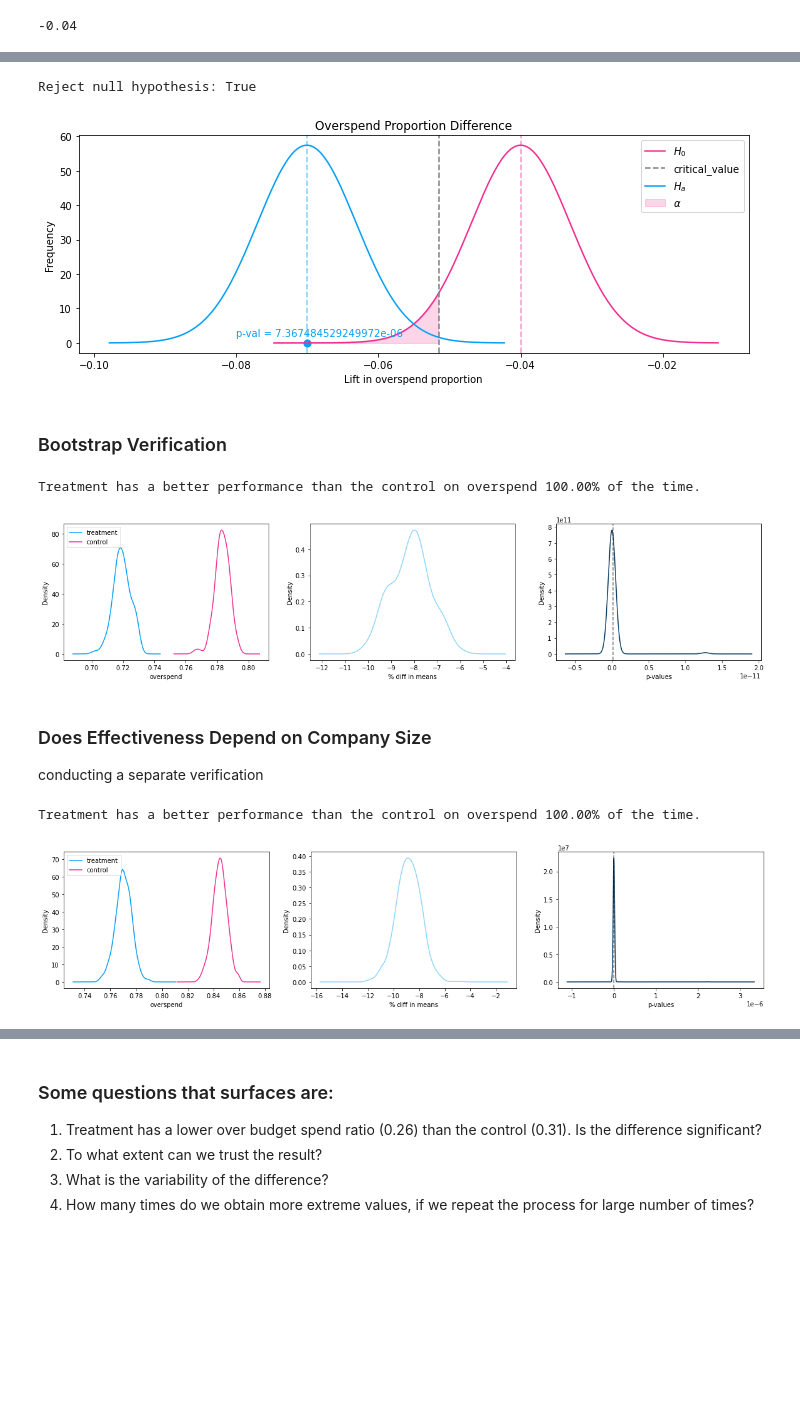
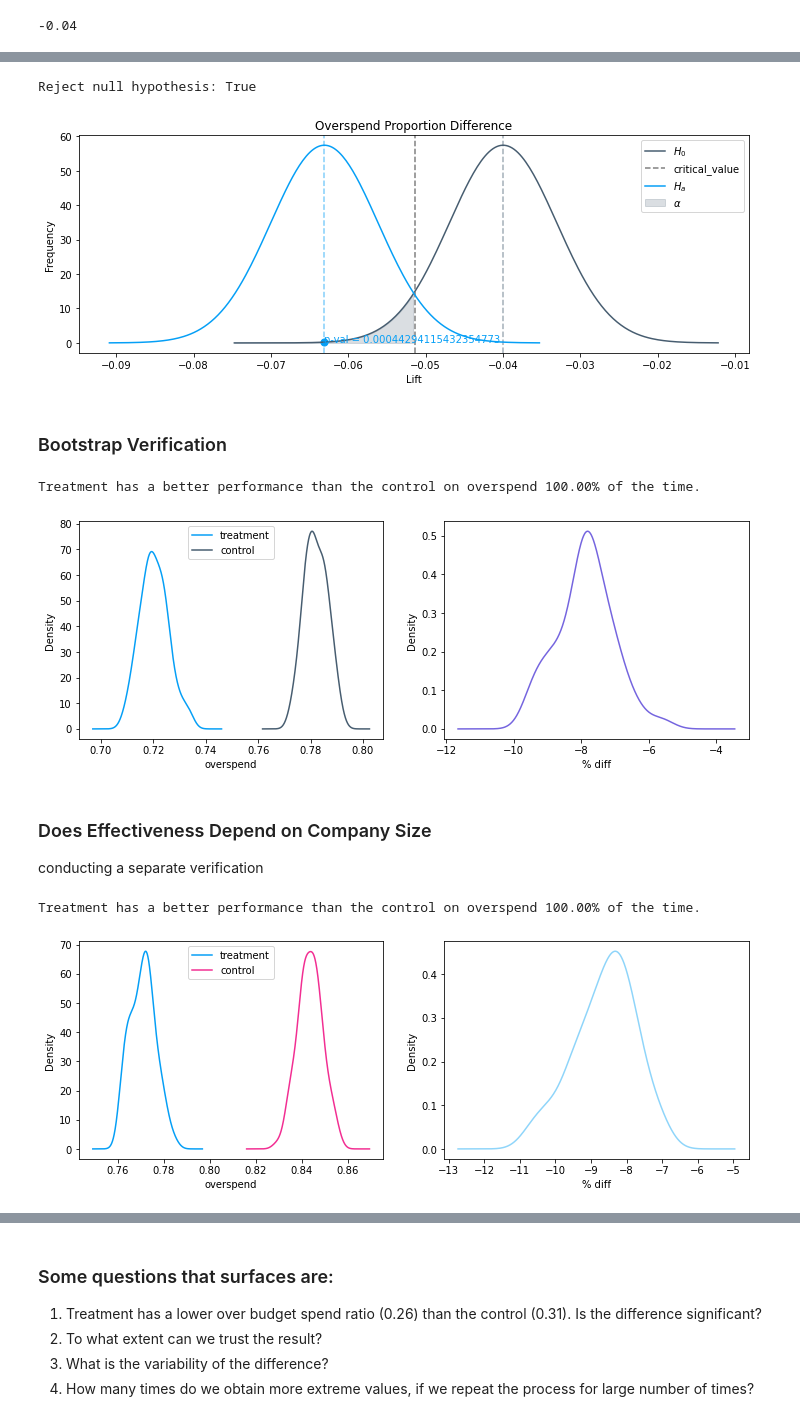
Before and after one commit to MekdiYilma/experiment_analysis, a Jupyter notebook: notebooks/ab_testing_experiment_analysis.ipynb, the cells around one changed output, grey strips where cells are left out. Saved outputs shown, nothing was run; the diff lists cells and outputs as text; code cells hidden in the pictures; blank space fills up the shorter version.

```diff
--- a/notebooks/ab_testing_experiment_analysis.ipynb
+++ b/notebooks/ab_testing_experiment_analysis.ipynb
@@ -7,7 +7,7 @@ import pandas as pd
 import matplotlib.pyplot as plt
 import matplotlib as mpl
 
-color_lst = ['#059ff6', '#f22e92', '#7565df', '#8fd5fa', '#0c385b', '#a1c1ea']
+color_lst = [ '#059ff6', '#475d70', '#f22e92', '#7565df', '#8fd5fa', '#0c385b', '#a1c1ea']
 mpl.rcParams['axes.prop_cycle'] = mpl.cycler(color=color_lst)
 
 from math import ceil
@@ -560,10 +617,12 @@ def plot_null_with_alternate_distribution(ax, effect_size, se, alpha, diff_in_pr
 # %%
 fig, ax = plt.subplots(figsize=(12, 4))
 
-plot_null_with_alternate_distribution(ax, effect_size, overspend_se, alpha, overspend_difference_in_proportions)
+plot_null_with_alternate_distribution(ax, effect_size, overspend_se, alpha, 'smaller',
+                                      'Overspend Proportion Difference',
+                                      overspend_diff_in_proportions)
 # %% [output]
 Reject null hypothesis: True
-[figure, old version]
+[figure, new version]
 # %% [markdown]
 ### Bootstrap Verification
 # %%
@@ -572,13 +631,15 @@ def plot_hist_dist(
     col_to_evaluate,
     n_bootstrap_samples=10000,
     level=0,
+    stat='mean',
+    alternative = 'smaller',
     **kwargs):
 
-    bootstrap_stats = generate_stratified_boootstrap_sample_stats(
+    bootstrap_stats = generate_boootstrap_sample_stats(
         df, col_to_evaluate, n_bootstrap_samples, level, **kwargs)
 
 
-    fig, axs = plt.subplots(1, 3, figsize=(20,4))
+    fig, axs = plt.subplots(1, 2, figsize=(12,4))
 
     bootstrap_stats[['treatment', 'control']].plot(kind = 'kde', ax=axs[0])
 
@@ -592,32 +653,39 @@ def plot_hist_dist(
 
     bootstrap_stats['diff'].plot(kind = 'kde', ax=axs[1], color=color_lst[3])
 
-    axs[1].set_xlabel('% diff in means')
+    axs[1].set_xlabel('% diff')
 
-    p_val_mean = bootstrap_stats.p_val.mean()
-    p_val_std = bootstrap_stats.p_val.std()
-    x = np.linspace(bootstrap_stats.p_val.mean() - 5*se, effect_size + 4*se, num=250)
+    if alternative == 'smaller':
+        p = (bootstrap_stats['diff'] < 0).sum()/ len(bootstrap_stats)
+        print(f'Treatment has a better performance than the control on {col_name} {p*100:.2f}% of the time.')
 
-#     bootstrap_stats['p_val'].plot(kind = 'kde', ax=axs[2], color=color_lst[4])
-#     axs[2].axvline(bootstrap_stats['p_val'].mean(), color='black', ls='--',
-#                       label=f'mean = {bootstrap_stats.p_val.mean():.1f}', alpha=0.5)
-
-#     axs[2].set_xlabel('p-values')
-
-
-    p = (bootstrap_stats['diff'] < 0).sum()/ len(bootstrap_stats)
-    print(f'Treatment has a better performance than the control on {col_name} {p*100:.2f}% of the time.')
+    elif alternative == 'larger':
+        p = (bootstrap_stats['diff'] > 0).sum()/ len(bootstrap_stats)
+        print(f'Treatment has a better performance than the control on {col_name} {p*100:.2f}% of the time.')
 # %%
-plot_hist_dist(experiment, 'overspend', 100, 0, sample_size=sample_size, strata_proportions=[1/3, 1/3, 1/3])
+plot_hist_dist(
+    df=experiment,
+    col_to_evaluate='overspend',
+    n_bootstrap_samples=100,
+    level=0,
+    stat='mean',
+    sample_size=sample_size_per_variant,
+    strata_proportions=[1/3, 1/3, 1/3])
 # %% [output]
 Treatment has a better performance than the control on overspend 100.00% of the time.
-[figure, old version]
+[figure, new version]
 # %% [markdown]
 ### Does Effectiveness Depend on Company Size
 conducting a separate verification
 # %%
-plot_hist_dist(experiment, 'overspend', 1000, 1, company_size='small')
+plot_hist_dist(
+    df=experiment,
+    col_to_evaluate='overspend',
+    n_bootstrap_samples=100,
+    level=1,
+    stat='mean',
+    company_size='small')
 # %% [output]
 Treatment has a better performance than the control on overspend 100.00% of the time.
-[figure, old version]
+[figure, new version]
 # %%
```
Also changed, not shown: parts of 54 cells of this notebook, 8 other files.
